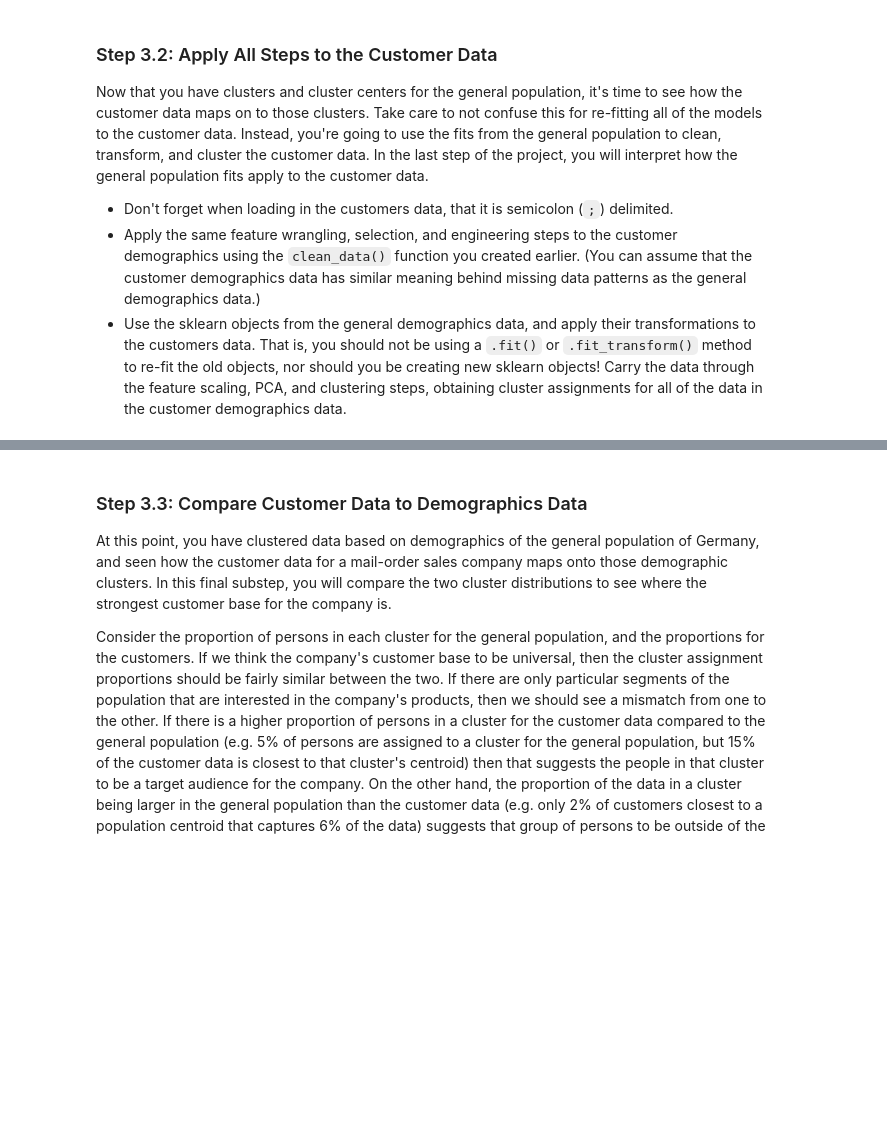
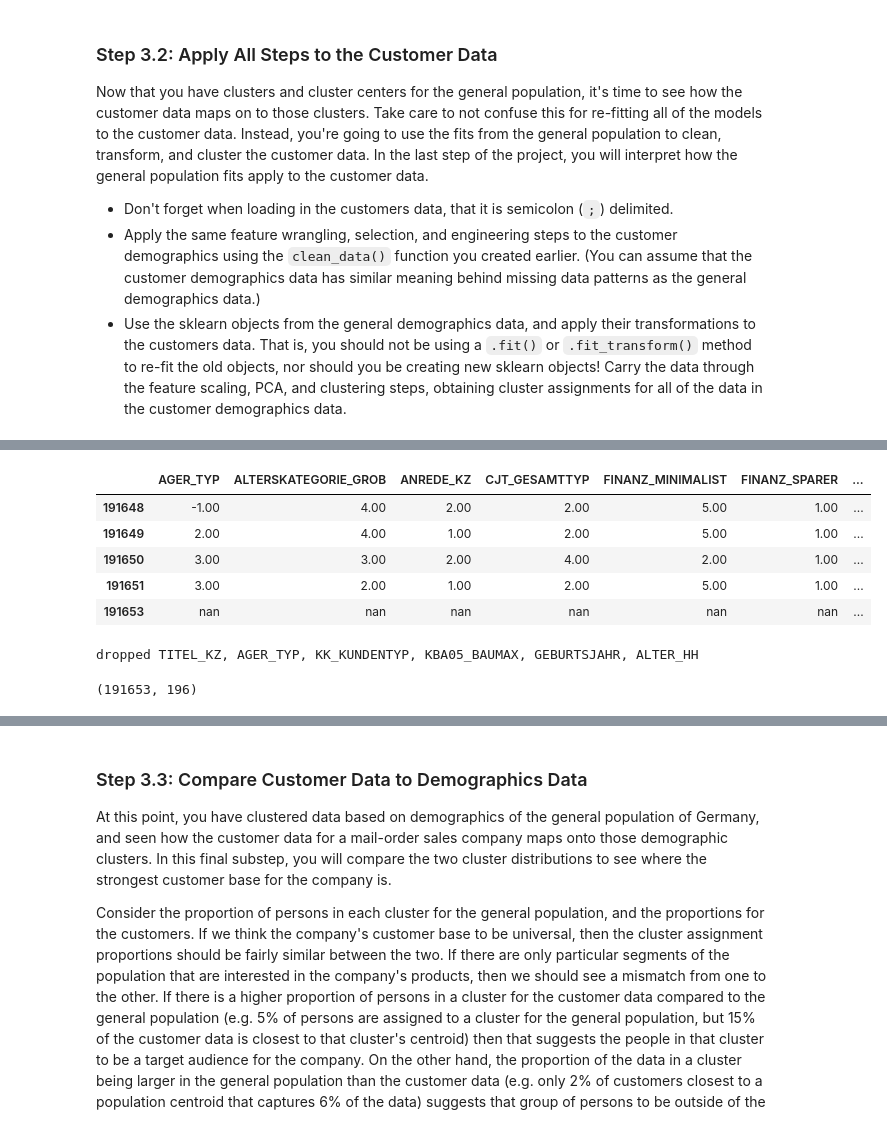
Before and after one commit to marooned20/identify-customer-segments, a Jupyter notebook: Identify_Customer_Segments.ipynb, the cells around one changed output, grey strips where cells are left out. Saved outputs shown, nothing was run; the diff lists cells and outputs as text; code cells hidden in the pictures; blank space fills up the shorter version.

Commit message:
fix missing column in customer dataset

```diff
--- a/Identify_Customer_Segments.ipynb
+++ b/Identify_Customer_Segments.ipynb
@@ -899,0 +924,19 @@ set(azdias.columns) - set(customers_clean.columns)
+# %%
+customers = pd.read_csv('Udacity_CUSTOMERS_Subset.csv', delimiter=';')
+feat_sum = pd.read_csv('AZDIAS_Feature_Summary.csv', delimiter=';')
+# %%
+customers.loc[191653,'GEBAEUDETYP'] = 5.0
+customers.tail()
+# %% [output]
+|  | AGER_TYP | ALTERSKATEGORIE_GROB | ANREDE_KZ | CJT_GESAMTTYP | FINANZ_MINIMALIST | FINANZ_SPARER | ... |
+| 191648 | -1.00 | 4.00 | 2.00 | 2.00 | 5.00 | 1.00 | ... |
+| 191649 | 2.00 | 4.00 | 1.00 | 2.00 | 5.00 | 1.00 | ... |
+| 191650 | 3.00 | 3.00 | 2.00 | 4.00 | 2.00 | 1.00 | ... |
+| 191651 | 3.00 | 2.00 | 1.00 | 2.00 | 5.00 | 1.00 | ... |
+| 191653 | nan | nan | nan | nan | nan | nan | ... |
+# %%
+customers_clean, feat_sum_clean, gt20_cust, lt20_cust = clean_data(customers, feat_sum)
+customers_clean.shape
+# %% [output]
+dropped TITEL_KZ, AGER_TYP, KK_KUNDENTYP, KBA05_BAUMAX, GEBURTSJAHR, ALTER_HH
+(191653, 196)
```
Also changed, not shown: parts of 10 cells of this notebook.
